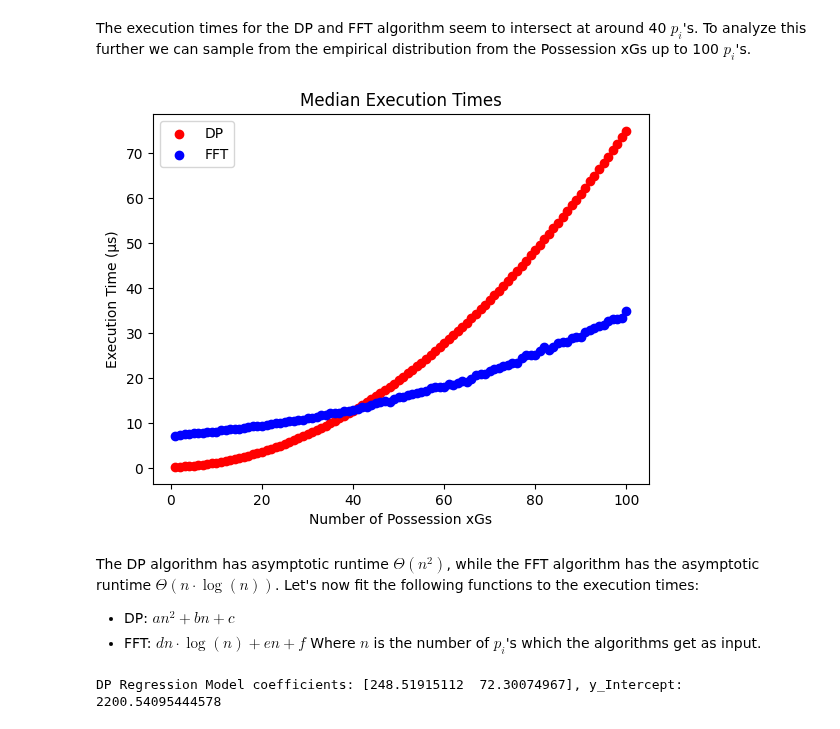
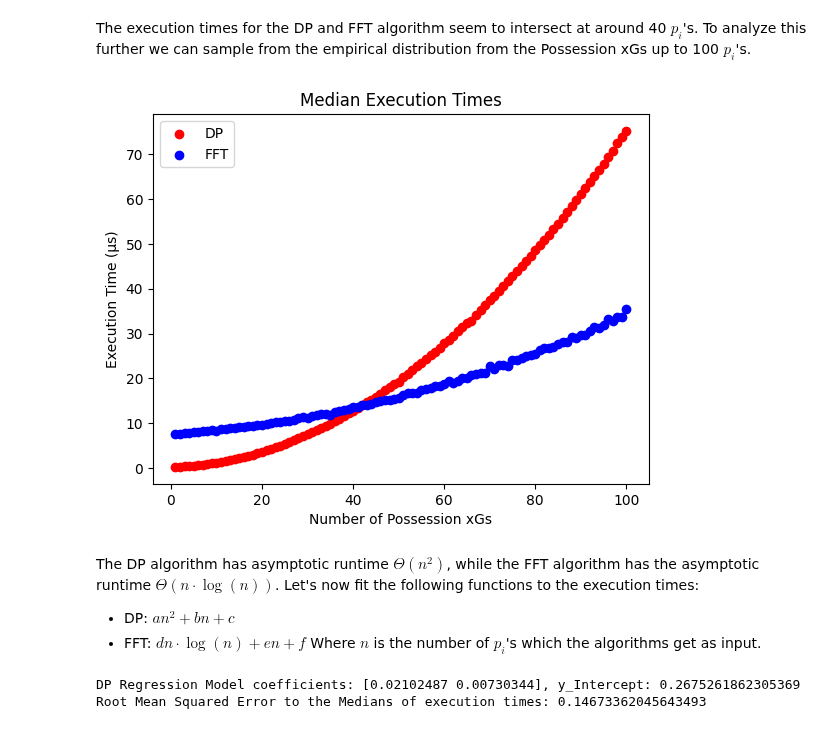
Before and after one commit to StrikerBadger/bachelor-thesis, a Jupyter notebook: performance_analysis.ipynb, the cells around one changed output. Cells and saved outputs as stored; diff of their text form; code cells hidden in the pictures.

```diff
--- a/performance_analysis.ipynb
+++ b/performance_analysis.ipynb
@@ -149,7 +151,6 @@ for count in tqdm(range(1, N+1)):
     results = []
     execution_times_dp_agg = []
     execution_times_fft_agg = []
-    execution_times_sim_agg = []
     for _ in range(n_reiterate_det):
         start = time.perf_counter_ns()
         results.append(dp(p_is))
@@ -161,17 +162,20 @@ for count in tqdm(range(1, N+1)):
         execution_times_fft_agg.append(stop - start)
     execution_times_dp.append((count, execution_times_dp_agg))
     execution_times_fft.append((count, execution_times_fft_agg))
+# Transform the execution times from nanoseconds to microseconds
+execution_times_dp = [(t[0], [time/10e3 for time in t[1]]) for t in execution_times_dp]
+execution_times_fft = [(t[0], [time/10e3 for time in t[1]]) for t in execution_times_fft]
 # %%
 plt.clf()
-plt.scatter([t[0] for t in execution_times_dp], [np.median(t[1])/10e3 for t in execution_times_dp], c='red', label='DP')
-plt.scatter([t[0] for t in execution_times_fft], [np.median(t[1])/10e3 for t in execution_times_fft], c='blue', label='FFT')
+plt.scatter([t[0] for t in execution_times_dp], [np.median(t[1]) for t in execution_times_dp], c='red', label='DP')
+plt.scatter([t[0] for t in execution_times_fft], [np.median(t[1]) for t in execution_times_fft], c='blue', label='FFT')
 plt.title('Median Execution Times')
 plt.xlabel('Number of Possession xGs')
 plt.ylabel('Execution Time (µs)')
 plt.legend()
 plt.show()
 # %% [output]
-[figure, old version]
+[figure, new version]
 # %% [markdown]
 The DP algorithm has asymptotic runtime $\mathcal{\Theta}(n^2)$, while the FFT algorithm has the asymptotic runtime $\mathcal{\Theta}(n \cdot \log(n))$. Let's now fit the following functions to the execution times:
 - DP: $an^2 + bn + c$
@@ -188,7 +192,9 @@ dp_poly = PolynomialFeatures(degree=2, include_bias=False)
 dp_poly_features = dp_poly.fit_transform(dp_x.reshape(-1, 1))
 dp_poly_reg_model = LinearRegression()
 dp_poly_reg_model.fit(dp_poly_features, dp_y)
-dp_y_predicted = dp_poly_reg_model.predict(dp_poly_features)
+dp_y_predicted = dp_poly_reg_model.predict(dp_poly.fit_transform(np.arange(1, N+1).reshape(-1, 1)))
 print(f'DP Regression Model coefficients: {dp_poly_reg_model.coef_}, y_Intercept: {dp_poly_reg_model.intercept_}')
+print(f'Root Mean Squared Error to the Medians of execution times: {mean_squared_error([np.median(t[1]) for t in execution_times_dp], dp_y_predicted, squared=False)}')
 # %% [output]
-DP Regression Model coefficients: [248.51915112  72.30074967], y_Intercept: 2200.54095444578
+DP Regression Model coefficients: [0.02102487 0.00730344], y_Intercept: 0.2675261862305369
+Root Mean Squared Error to the Medians of execution times: 0.14673362045643493
```
Also changed, not shown: parts of 17 cells of this notebook.
